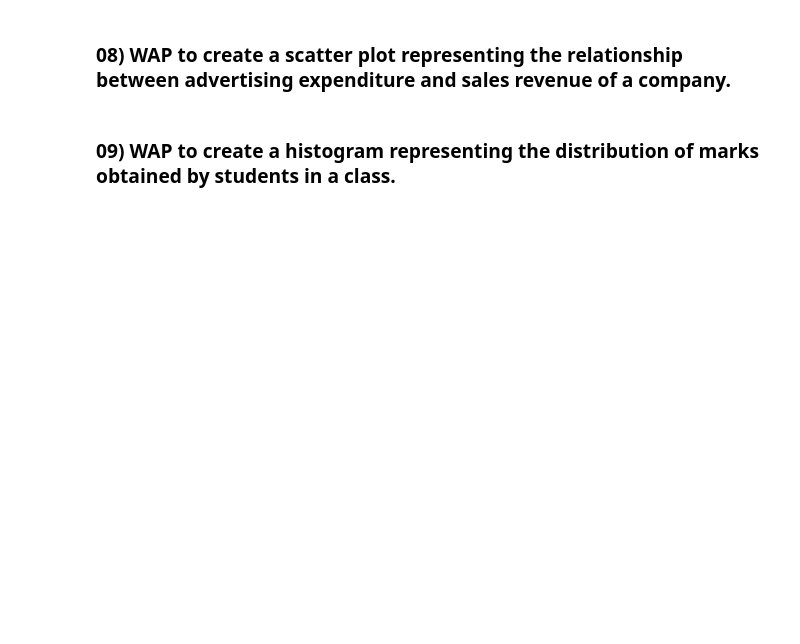
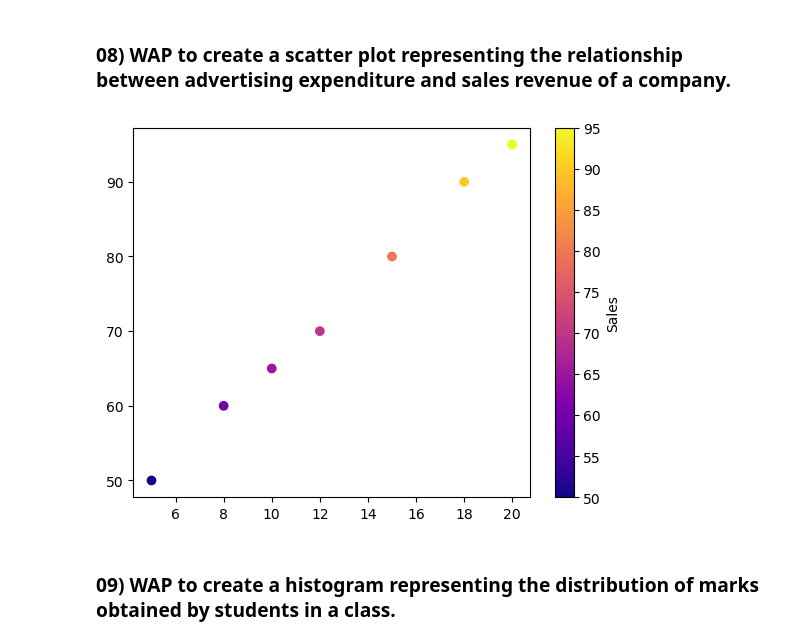
Before and after one commit to Narolayash/python-lab-programs, a Jupyter notebook: Python Programming - Lab - 14.ipynb, the cells around one changed output. Saved outputs shown, nothing was run; the diff lists cells and outputs as text; code cells hidden in the pictures; blank space fills up the shorter version.

```diff
--- a/Python Programming - Lab - 14.ipynb
+++ b/Python Programming - Lab - 14.ipynb
@@ -100,6 +121,15 @@ Books Sold = [120, 90, 70, 110, 60]
 # %%
 Advertising Cost (₹ thousands) = [5, 8, 10, 12, 15, 18, 20]
 Sales Revenue (₹ thousands) = [50, 60, 65, 70, 80, 90, 95]
+# %%
+Advertising_Cost = [5, 8, 10, 12, 15, 18, 20]
+Sales_Revenue = [50, 60, 65, 70, 80, 90, 95]
+
+plt.scatter(Advertising_Cost,Sales_Revenue,c = Sales_Revenue, cmap="plasma")
+plt.colorbar(label = "Sales")
+plt.show()
+# %% [output]
+[figure, added]
 # %% [markdown]
 ### 09) WAP to create a histogram representing the distribution of marks obtained by students in a class.
 # %%
```
Also changed, not shown: parts of 5 cells of this notebook.
